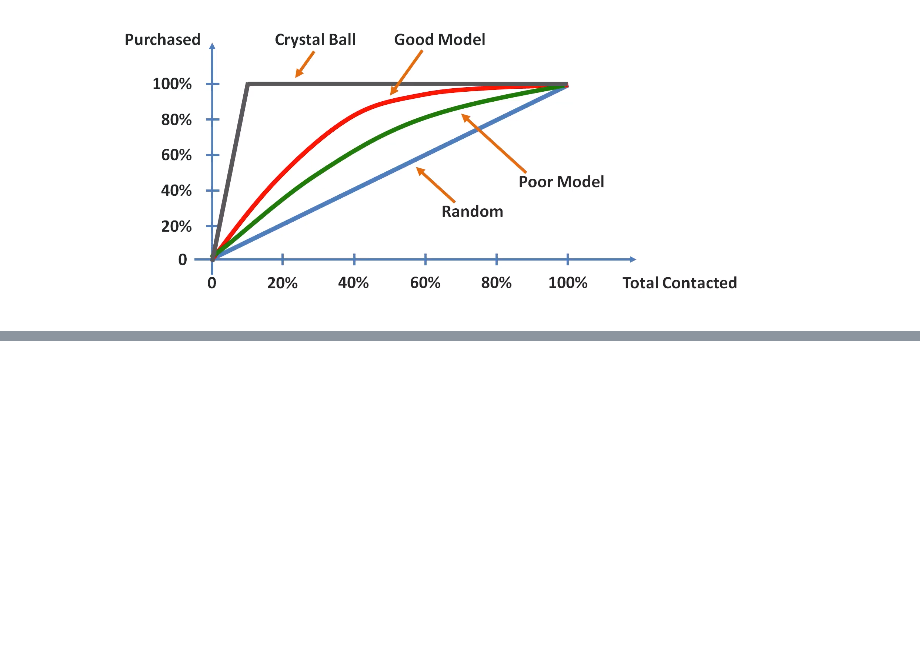
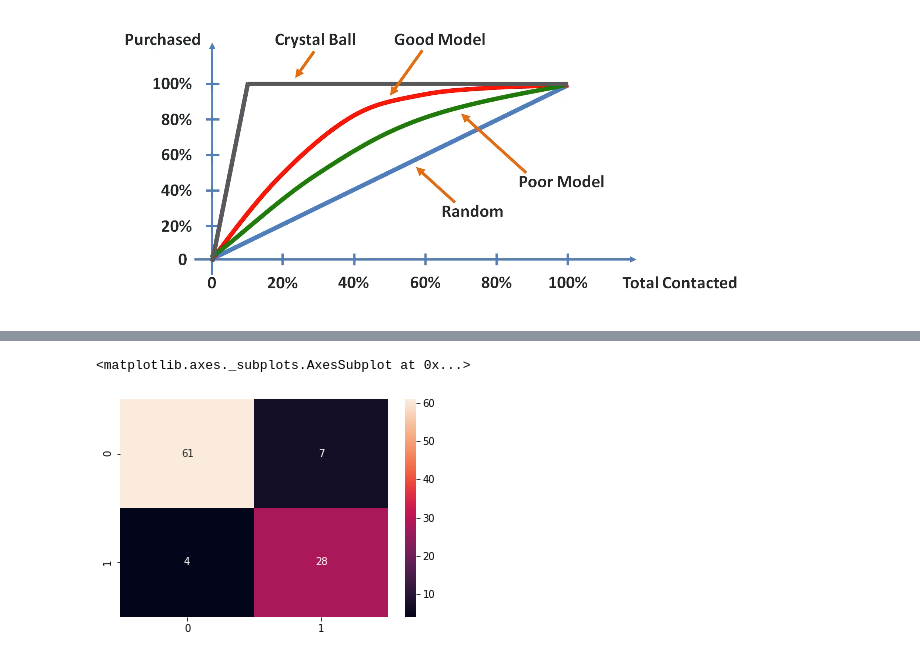
Before and after one commit to gauravpks/ml-repo, a Jupyter notebook: Model Selection _ Boosting/CAP-ROC-AUC.ipynb, the cells around one changed output, grey strips where cells are left out. Cells and saved outputs as stored; diff of their text form; code cells hidden in the pictures; blank space fills up the shorter version.

```diff
--- a/Model Selection _ Boosting/CAP-ROC-AUC.ipynb
+++ b/Model Selection _ Boosting/CAP-ROC-AUC.ipynb
@@ -20,0 +158,6 @@ This line is called the Cumulative Average Profile of your model. Higher the are
+# %%
+import seaborn as sns
+sns.heatmap(cm_new, annot=True)
+# %% [output]
+<matplotlib.axes._subplots.AxesSubplot at 0x...>
+[figure, added]
```
Also changed, not shown: parts of 39 cells of this notebook.
